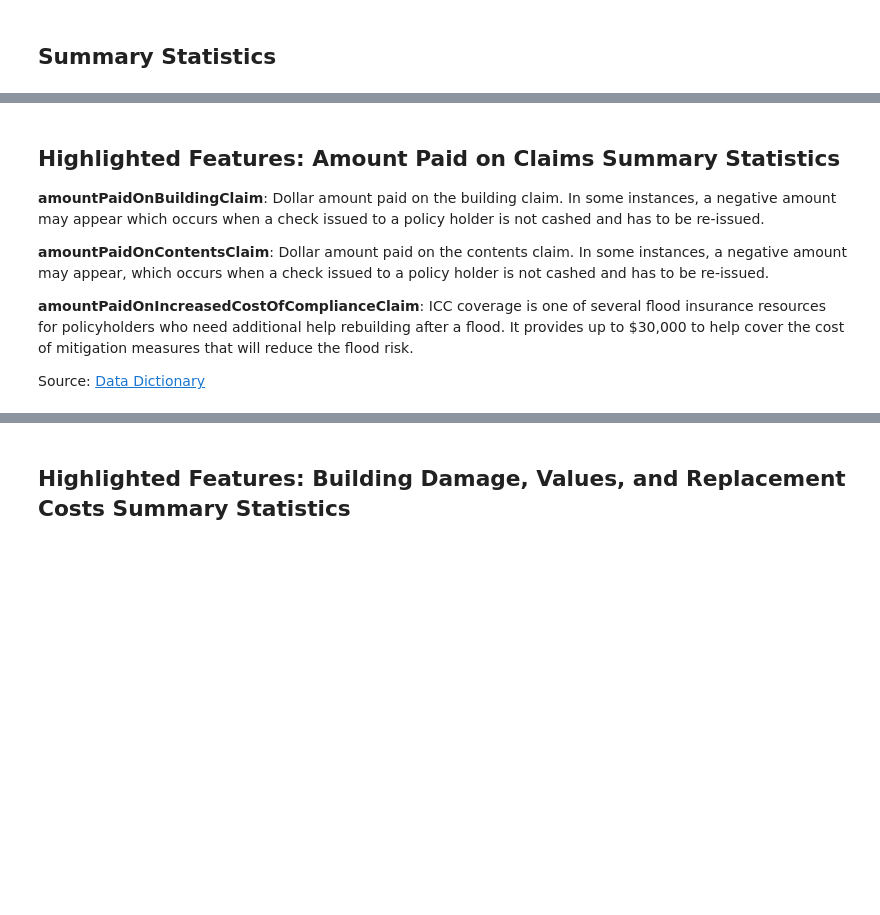
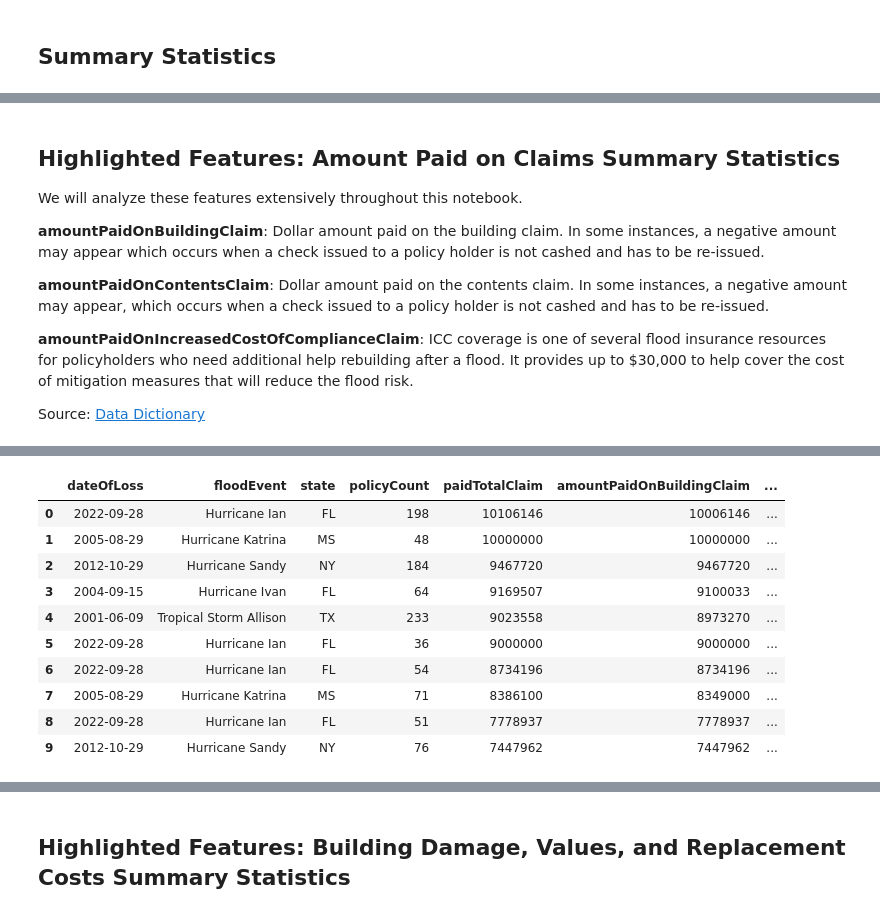
Before and after one commit to mebauer/duckdb-fema-nfip, a Jupyter notebook: analysis.ipynb, the cells around one changed output, grey strips where cells are left out. Saved outputs shown, nothing was run; the diff lists cells and outputs as text; code cells hidden in the pictures; blank space fills up the shorter version.

Commit message:
revise format of analysis notebook

```diff
--- a/analysis.ipynb
+++ b/analysis.ipynb
@@ -492,5 +559,6 @@ con.sql(sql).df().iloc[50:, :]
 # %% [markdown]
 ## Highlighted Features: Amount Paid on Claims Summary Statistics
+We will analyze these features extensively throughout this notebook.
 
 **amountPaidOnBuildingClaim**: Dollar amount paid on the building claim. In some instances, a negative amount may appear which occurs when a check issued to a policy holder is not cashed and has to be re-issued.
 
@@ -524,21 +592,24 @@ con.sql("""
 | 1 | amountPaidOnContentsClaim | DOUBLE | 2671486 | 22.78 | -41276.32 | 757048.95 | 472789 | 7096.52 | 22183.21 | ... |
 | 2 | amountPaidOnIncreasedCostOfCompli... | DOUBLE | 2671486 | 22.78 | -6450.0 | 60000.0 | 8752 | 459.73 | 3489.78 | ... |
 # %%
-# top 5 paid total claim records
+# top 10 paid total claim records
 con.sql("""
     SELECT
         dateOfLoss,
-        asOfDate,
         floodEvent,
         state,
+        policyCount,
         ROUND(
             amountPaidOnBuildingClaim
             + amountPaidOnContentsClaim
-            + amountPaidOnIncreasedCostOfComplianceClaim, 0)::BIGINT AS paidTotalClaim
+            + amountPaidOnIncreasedCostOfComplianceClaim, 0)::INT AS paidTotalClaim,
+        ROUND(amountPaidOnBuildingClaim, 0)::INT AS amountPaidOnBuildingClaim,
+        ROUND(amountPaidOnContentsClaim, 0)::INT AS amountPaidOnContentsClaim,
+        ROUND(amountPaidOnIncreasedCostOfComplianceClaim, 0)::INT AS amountPaidICC
     FROM
         claims
     ORDER BY
         paidTotalClaim DESC
-    LIMIT 5
-""").show()
+    LIMIT 10
+""").df()
 # %% [output]
@@ -554,0 +616,11 @@ con.sql("""
+|  | dateOfLoss | floodEvent | state | policyCount | paidTotalClaim | amountPaidOnBuildingClaim | ... |
+| 0 | 2022-09-28 | Hurricane Ian | FL | 198 | 10106146 | 10006146 | ... |
+| 1 | 2005-08-29 | Hurricane Katrina | MS | 48 | 10000000 | 10000000 | ... |
+| 2 | 2012-10-29 | Hurricane Sandy | NY | 184 | 9467720 | 9467720 | ... |
+| 3 | 2004-09-15 | Hurricane Ivan | FL | 64 | 9169507 | 9100033 | ... |
+| 4 | 2001-06-09 | Tropical Storm Allison | TX | 233 | 9023558 | 8973270 | ... |
+| 5 | 2022-09-28 | Hurricane Ian | FL | 36 | 9000000 | 9000000 | ... |
+| 6 | 2022-09-28 | Hurricane Ian | FL | 54 | 8734196 | 8734196 | ... |
+| 7 | 2005-08-29 | Hurricane Katrina | MS | 71 | 8386100 | 8349000 | ... |
+| 8 | 2022-09-28 | Hurricane Ian | FL | 51 | 7778937 | 7778937 | ... |
+| 9 | 2012-10-29 | Hurricane Sandy | NY | 76 | 7447962 | 7447962 | ... |
```
Also changed, not shown: parts of 36 cells of this notebook, 2 other files.
